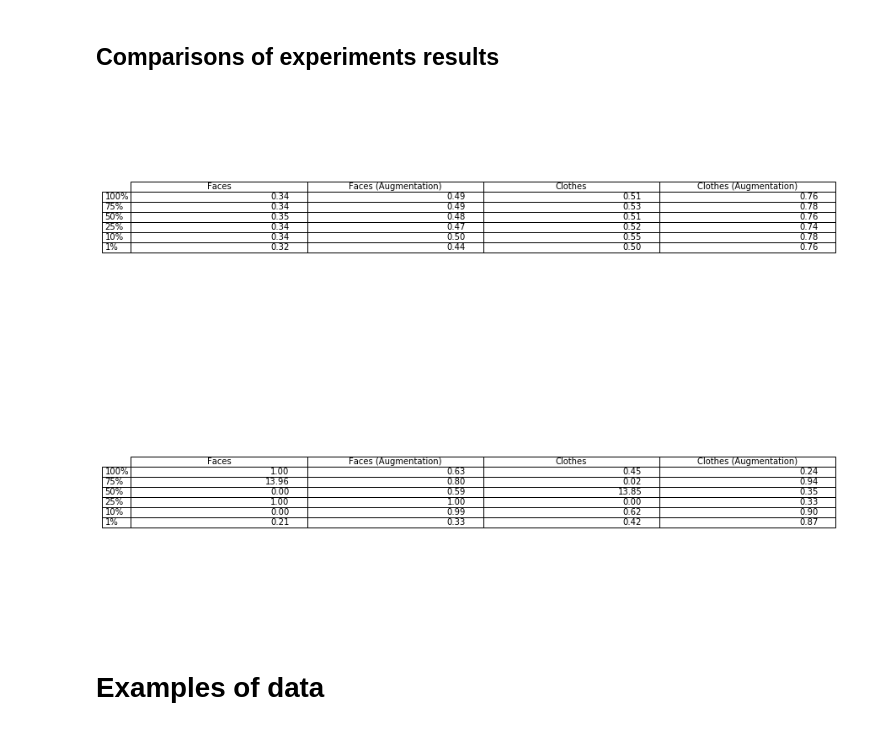
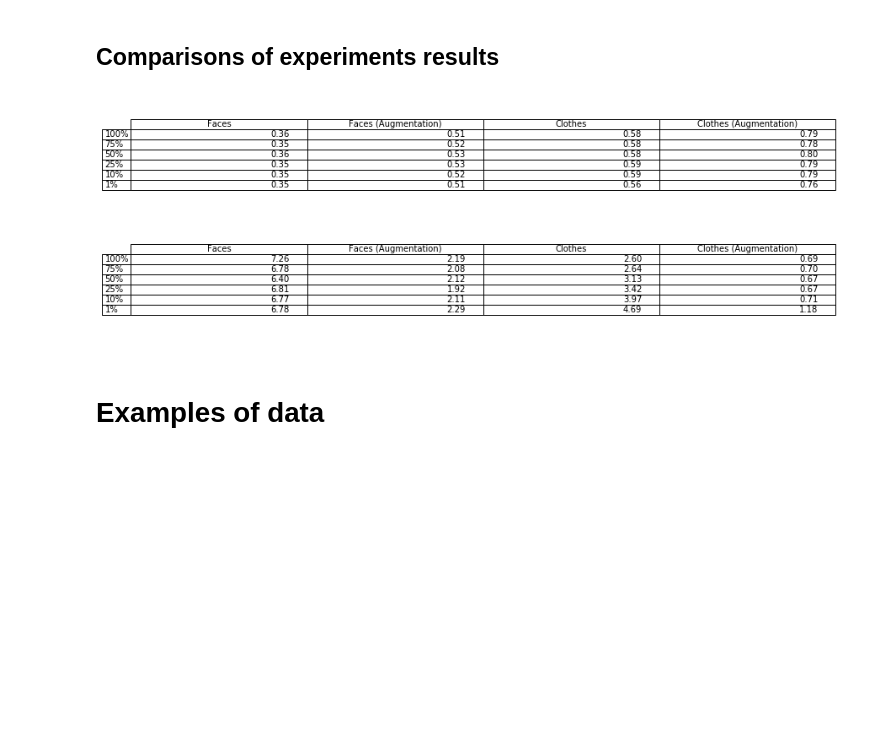
Before and after one commit to jonathondilworth/UoE-MLP, a Jupyter notebook: baseline/Comparisons.ipynb, the cells around one changed output. Saved outputs shown, nothing was run; the diff lists cells and outputs as text; code cells hidden in the pictures; blank space fills up the shorter version.

```diff
--- a/baseline/Comparisons.ipynb
+++ b/baseline/Comparisons.ipynb
@@ -12,58 +12,49 @@ from random import randrange
 def load_results(file_name):
     r = np.genfromtxt(file_name, str)
 
-    # print("All")
     df = pd.DataFrame(r)
-#     df.columns = ["Name", "Size", "Augmentation", "Accuracy"]
-    # print(df)
-
-    # print("\n*************************************************")
-    # print("Faces no augmentation")
     df2 = df.loc[df[0] == "faces"]
     df3 = df2.loc[df2[2] == "False"]
-    # print(df3)
     acc = df3.values[:,3].reshape((-1, 1))
+    err = df3.values[:,4].reshape((-1, 1))
 
-    # print("\n*************************************************")
-    # print("Faces augmentation")
     df2 = df.loc[df[0] == "faces"]
     df3 = df2.loc[df2[2] == "True"]
-    # print(df3)
     acc = np.hstack((acc, df3.values[:,3].reshape((-1, 1))))
+    err = np.hstack((err, df3.values[:,4].reshape((-1, 1))))
 
-    # print("\n*************************************************")
-    # print("Clothes no augmentation")
     df2 = df.loc[df[0] == "clothes"]
     df3 = df2.loc[df2[2] == "False"]
-    # print(df3)
     acc = np.hstack((acc, df3.values[:,3].reshape((-1, 1))))
+    err = np.hstack((err, df3.values[:,4].reshape((-1, 1))))
 
-    # print("\n*************************************************")
-    # print("Clothes augmentation")
     df2 = df.loc[df[0] == "clothes"]
     df3 = df2.loc[df2[2] == "True"]
-    # print(df3)
     acc = np.hstack((acc, df3.values[:,3].reshape((-1, 1)))).astype(float)
+    err = np.hstack((err, df3.values[:,4].reshape((-1, 1)))).astype(float)
+
     acc2 = [['%.2f' % j for j in i] for i in acc]
+    err2 = [['%.2f' % j for j in i] for i in err]
 
     col_labels = ["Faces", "Faces (Augmentation)", "Clothes", "Clothes (Augmentation)"]
     row_labels = ["100%", "75%", "50%", "25%", "10%", "1%"]
-    acc2 = [['%.2f' % j for j in i] for i in acc]
 
-    fig, ax = plt.subplots(1,1, figsize=(15, 5))
-    ax.table(cellText=acc2, colLabels=col_labels, rowLabels=row_labels,loc='center', fontsize=14)
-    ax.axis("off")
+    fig, ax = plt.subplots(2,1, figsize=(15, 5))
+    ax[0].table(cellText=acc2, colLabels=col_labels, rowLabels=row_labels,loc='center', fontsize=14)
+    ax[0].axis("off")
+
+    ax[1].table(cellText=err2, colLabels=col_labels, rowLabels=row_labels,loc='center', fontsize=14)
+    ax[1].axis("off")
 
 #     plt.show()
     im_name = file_name.split(".")[0] + ".png"
     plt.savefig(im_name, dpi=75, bbox_inches="tight")
 
 
 load_results("exp_sebastian.txt")
-load_results("exp_jonathon.txt")
+#load_results("exp_jonathon.txt")
 # %% [output]
-[figure, old version]
+[figure, new version]
-[figure, removed]
 # %% [markdown]
 # Examples of data
 # %%
```
Also changed, not shown: 2 other files.
